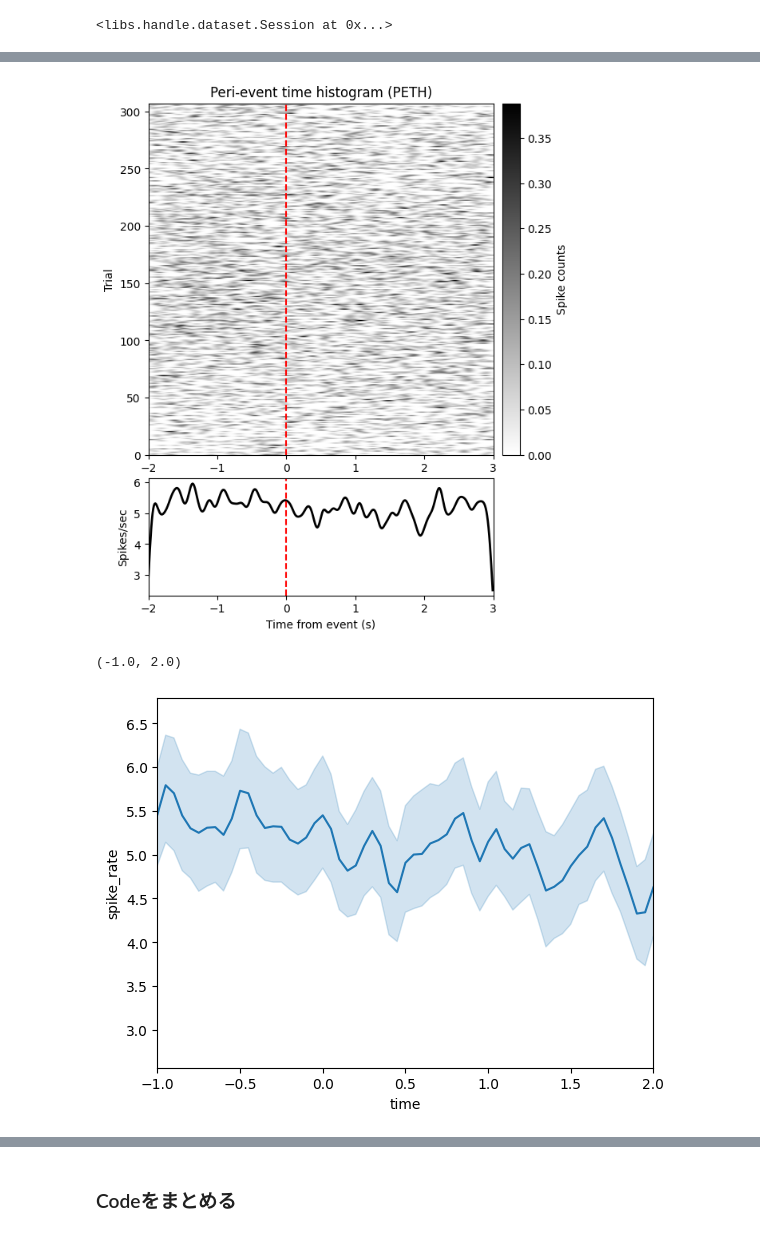
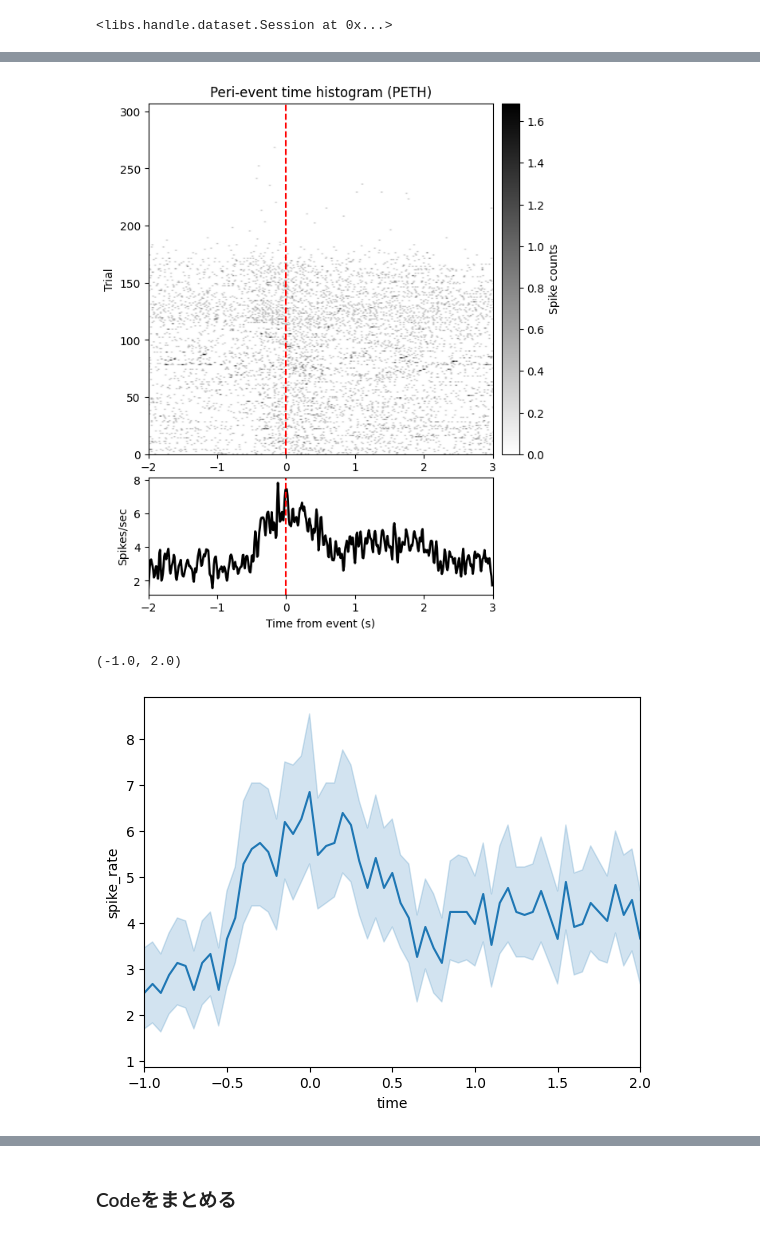
Before and after one commit to NeuralDynamics-Tamagawa/tamagawa-neuro-training-shysgmt, a Jupyter notebook: notebook/spike_analysis.ipynb, the cells around one changed output, grey strips where cells are left out. Drawn from its saved outputs; the diff is of its cells as text; code cells hidden in the pictures.

```diff
--- a/notebook/spike_analysis.ipynb
+++ b/notebook/spike_analysis.ipynb
@@ -263,33 +263,33 @@ spikes.plot_peth(peth)
 # %%
-peth_smooth = spikes.compute_peth_smooth(peth, sigma_sec=0.05)
+peth_smooth = spikes.compute_peth_smooth(peth, sigma_sec=0.01)
 spikes.plot_peth(peth_smooth)
 # %% [output]
-[figure, old version]
+[figure, new version]
 # %%
-unit_id = unit_ids[100]
+unit_id = unit_ids[2]
 event_time = behv_time['choice']
 spike_time = sorting.get_unit_spike_train(unit_id=unit_id)/sampling_rate
 
 peth = spikes.compute_peth_array(
     spike_times=spike_time,
     event_times=event_time,
     bin_size=0.05,
     time_window=[-2, 3])
 
-peth_smooth = spikes.compute_peth_smooth(peth, sigma_sec=0.05)
+peth_smooth = spikes.compute_peth_smooth(peth, sigma_sec=0.01)
 peth_fr = spikes.compute_peth_fr(peth_smooth)
 
 peth_df = spikes.peth_to_longdf(peth_fr)
 
 sns.lineplot(
     data=peth_df,
     x='time',
     y='spike_rate',
 )
 plt.xlim([-1, 2])
 # %% [output]
 (-1.0, 2.0)
-[figure, old version]
+[figure, new version]
 # %%
 trial_target = trials[['trial', 'stim', 'choice', 'correct']].dropna()
 df = peth_df.merge(trial_target, on='trial', how='left')
```
Also changed, not shown: parts of 20 cells of this notebook.
